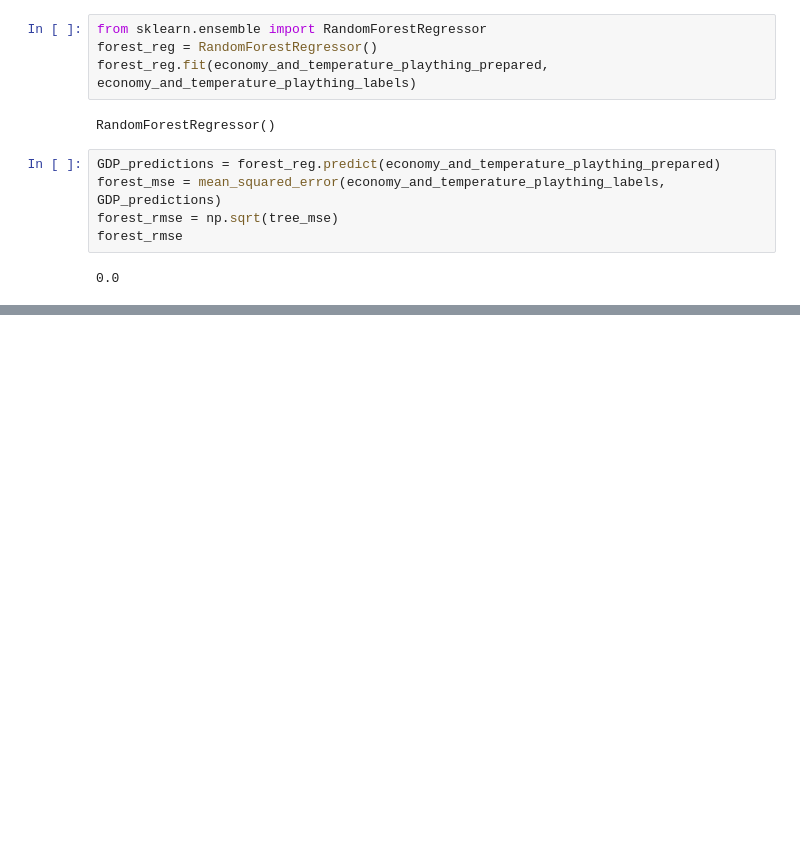
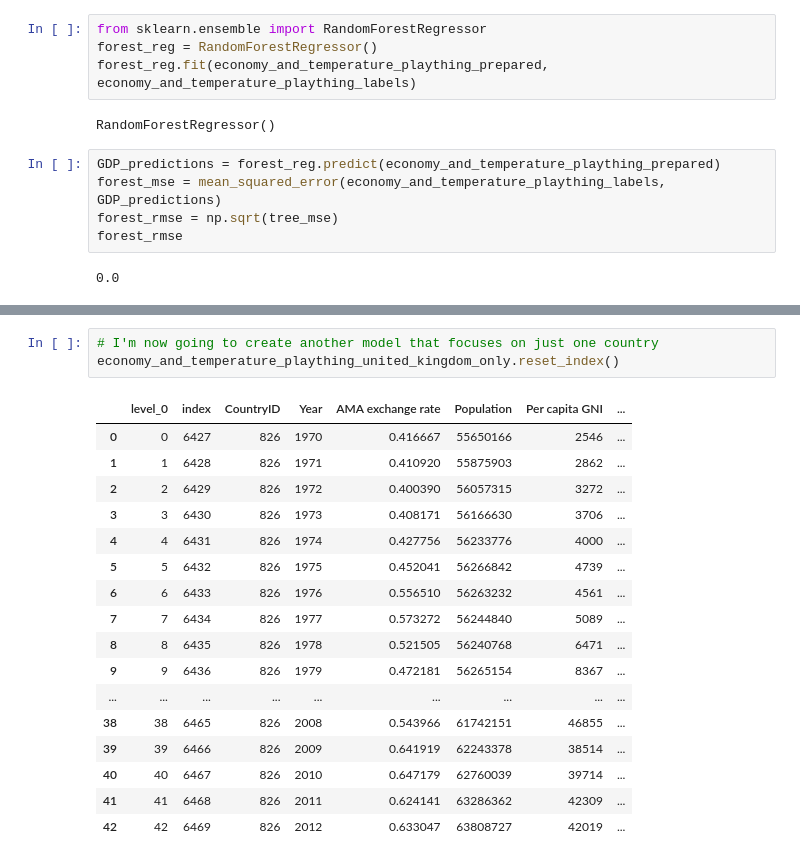
Before and after one commit to TheElcurtiso/machineLearningProject, a Jupyter notebook: GlobalEconomyAndTemperatures.ipynb, the cells around one changed output, grey strips where cells are left out. Drawn from its saved outputs; the diff is of its cells as text; blank space fills up the shorter version.

```diff
--- a/GlobalEconomyAndTemperatures.ipynb
+++ b/GlobalEconomyAndTemperatures.ipynb
@@ -345,0 +415,21 @@ Standard deviation: 9252620441.762758
+# %%
+# I'm now going to create another model that focuses on just one country
+economy_and_temperature_plaything_united_kingdom_only.reset_index()
+# %% [output]
+|  | level_0 | index | CountryID | Year | AMA exchange rate | Population | Per capita GNI | ... |
+| 0 | 0 | 6427 | 826 | 1970 | 0.416667 | 55650166 | 2546 | ... |
+| 1 | 1 | 6428 | 826 | 1971 | 0.410920 | 55875903 | 2862 | ... |
+| 2 | 2 | 6429 | 826 | 1972 | 0.400390 | 56057315 | 3272 | ... |
+| 3 | 3 | 6430 | 826 | 1973 | 0.408171 | 56166630 | 3706 | ... |
+| 4 | 4 | 6431 | 826 | 1974 | 0.427756 | 56233776 | 4000 | ... |
+| 5 | 5 | 6432 | 826 | 1975 | 0.452041 | 56266842 | 4739 | ... |
+| 6 | 6 | 6433 | 826 | 1976 | 0.556510 | 56263232 | 4561 | ... |
+| 7 | 7 | 6434 | 826 | 1977 | 0.573272 | 56244840 | 5089 | ... |
+| 8 | 8 | 6435 | 826 | 1978 | 0.521505 | 56240768 | 6471 | ... |
+| 9 | 9 | 6436 | 826 | 1979 | 0.472181 | 56265154 | 8367 | ... |
+| ... | ... | ... | ... | ... | ... | ... | ... | ... |
+| 38 | 38 | 6465 | 826 | 2008 | 0.543966 | 61742151 | 46855 | ... |
+| 39 | 39 | 6466 | 826 | 2009 | 0.641919 | 62243378 | 38514 | ... |
+| 40 | 40 | 6467 | 826 | 2010 | 0.647179 | 62760039 | 39714 | ... |
+| 41 | 41 | 6468 | 826 | 2011 | 0.624141 | 63286362 | 42309 | ... |
+| 42 | 42 | 6469 | 826 | 2012 | 0.633047 | 63808727 | 42019 | ... |
```
Also changed, not shown: parts of 36 cells of this notebook, 1 other file.
